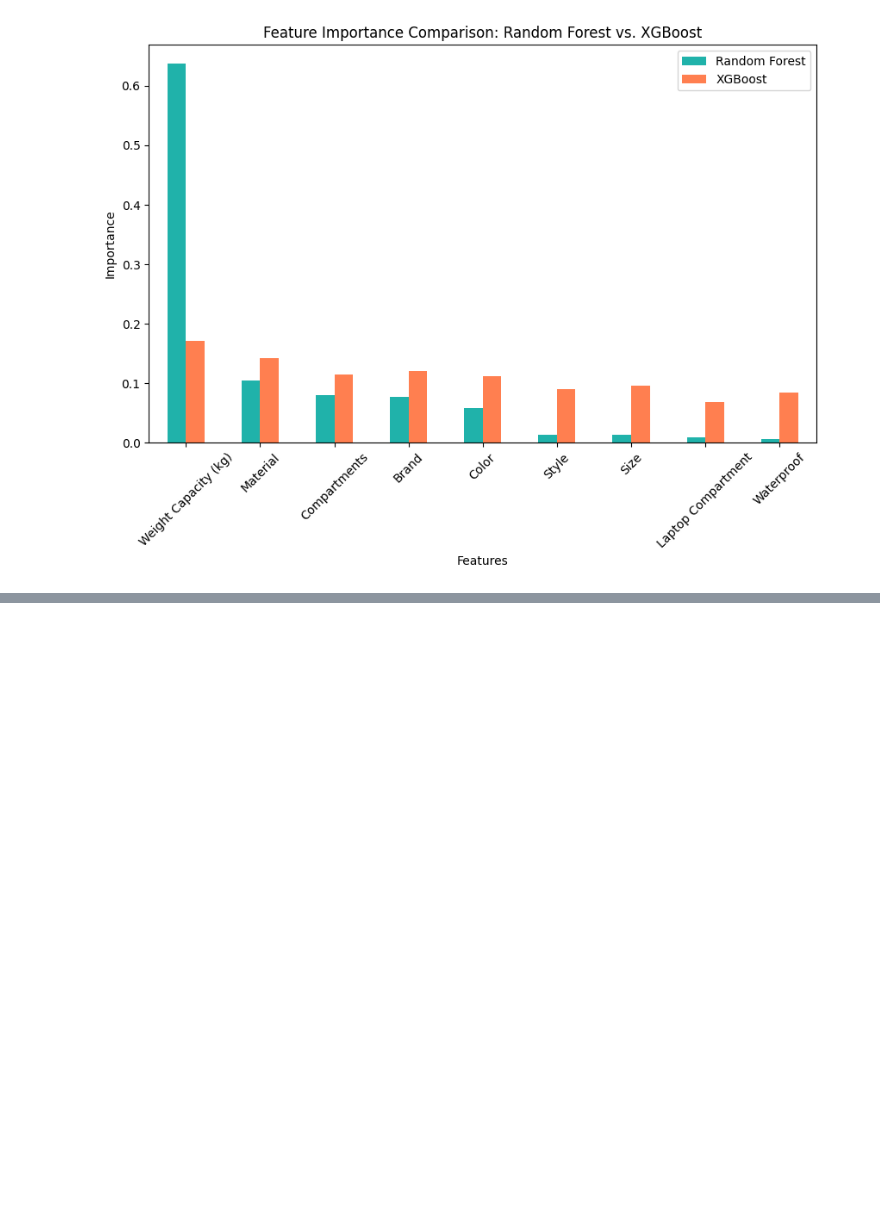
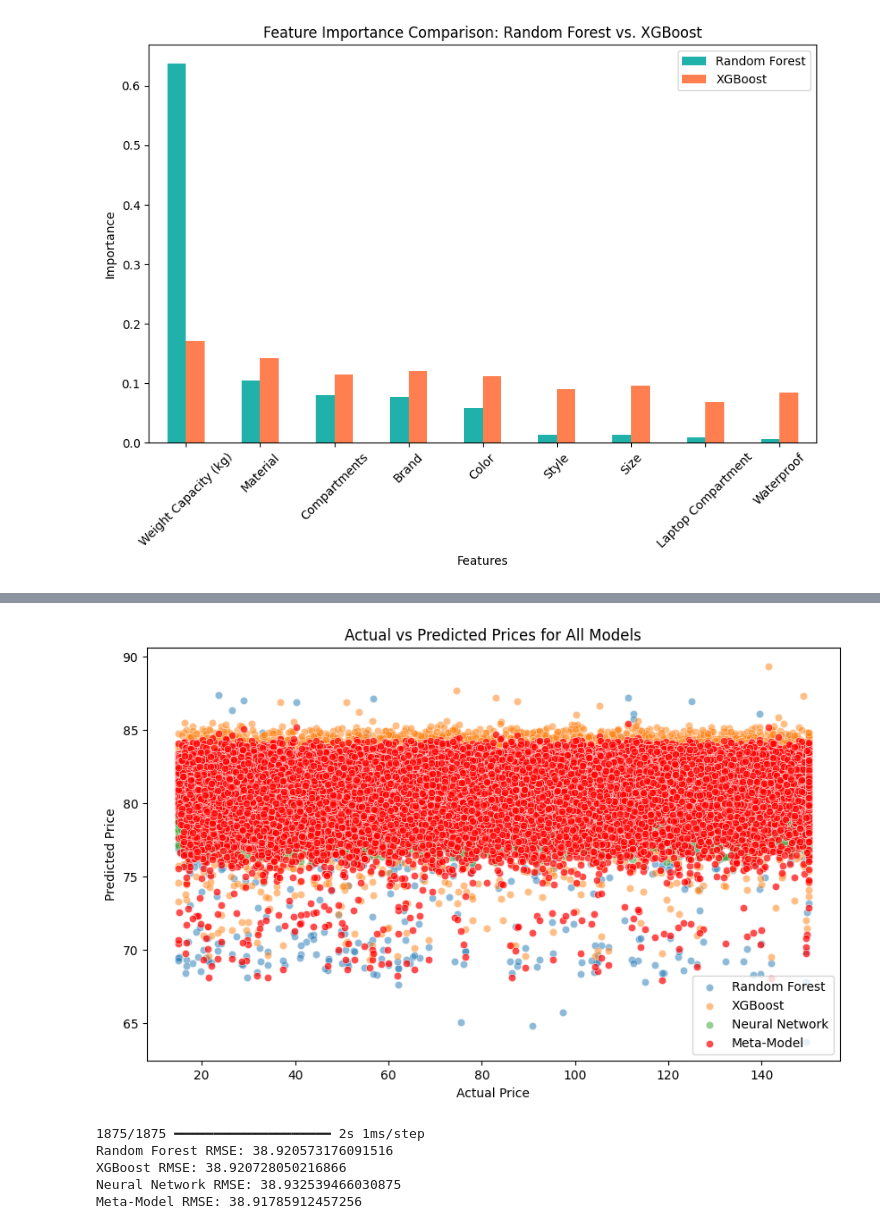
Before and after one commit to jithmiw/backpack-price-prediction, a Jupyter notebook: backpack_price_prediction.ipynb, the cells around one changed output, grey strips where cells are left out. Drawn from its saved outputs; the diff is of its cells as text; code cells hidden in the pictures; blank space fills up the shorter version.

Commit message:
calculate and compare RMSE for all models

```diff
--- a/backpack_price_prediction.ipynb
+++ b/backpack_price_prediction.ipynb
@@ -271,3 +272,19 @@ NameError: name 'np' is not defined
 meta_model = LinearRegression()
 meta_model.fit(train_preds, y_valid)
 final_preds = meta_model.predict(test_preds)
+# %%
+# Actual vs Predicted Prices for All Models
+
+plt.figure(figsize=(10,6))
+
+sns.scatterplot(x=y_valid, y=rf.predict(X_valid), label="Random Forest", alpha=0.5)
+sns.scatterplot(x=y_valid, y=xgb.predict(X_valid), label="XGBoost", alpha=0.5)
+sns.scatterplot(x=y_valid, y=ann.predict(X_valid).flatten(), label="Neural Network", alpha=0.5)
+sns.scatterplot(x=y_valid, y=meta_model.predict(train_preds), label="Meta-Model", alpha=0.7, color='red')
+
+plt.xlabel("Actual Price")
+plt.ylabel("Predicted Price")
+plt.title("Actual vs Predicted Prices for All Models")
+plt.legend()
+plt.show()
+# %% [output]
@@ -273,0 +292,19 @@ final_preds = meta_model.predict(test_preds)
+[figure, added]
+# %%
+# RMSE Evaluation
+
+rf_rmse = np.sqrt(mean_squared_error(y_valid, rf.predict(X_valid)))
+xgb_rmse = np.sqrt(mean_squared_error(y_valid, xgb.predict(X_valid)))
+nn_rmse = np.sqrt(mean_squared_error(y_valid, ann.predict(X_valid).flatten()))
+meta_rmse = np.sqrt(mean_squared_error(y_valid, meta_model.predict(train_preds)))
+
+print(f"Random Forest RMSE: {rf_rmse}")
+print(f"XGBoost RMSE: {xgb_rmse}")
+print(f"Neural Network RMSE: {nn_rmse}")
+print(f"Meta-Model RMSE: {meta_rmse}")
+# %% [output]
+1875/1875 ━━━━━━━━━━━━━━━━━━━━ 2s 1ms/step
+Random Forest RMSE: 38.920573176091516
+XGBoost RMSE: 38.920728050216866
+Neural Network RMSE: 38.932539466030875
+Meta-Model RMSE: 38.91785912457256
```
Also changed, not shown: parts of 5 cells of this notebook.
